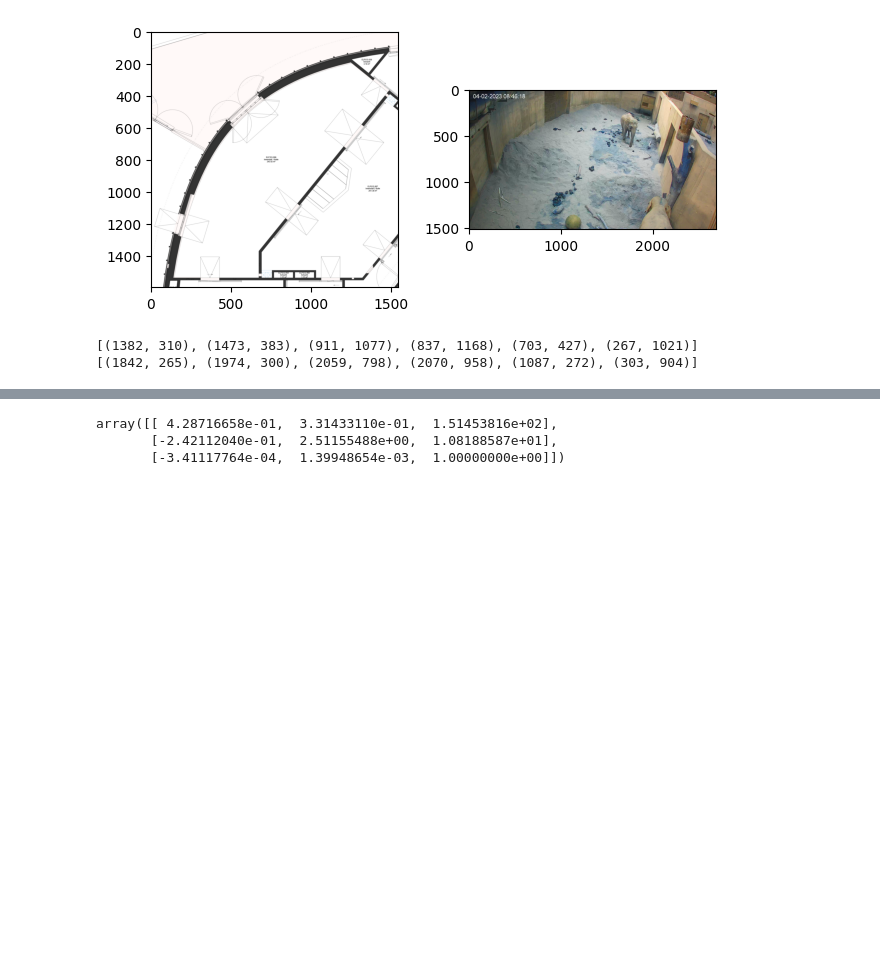
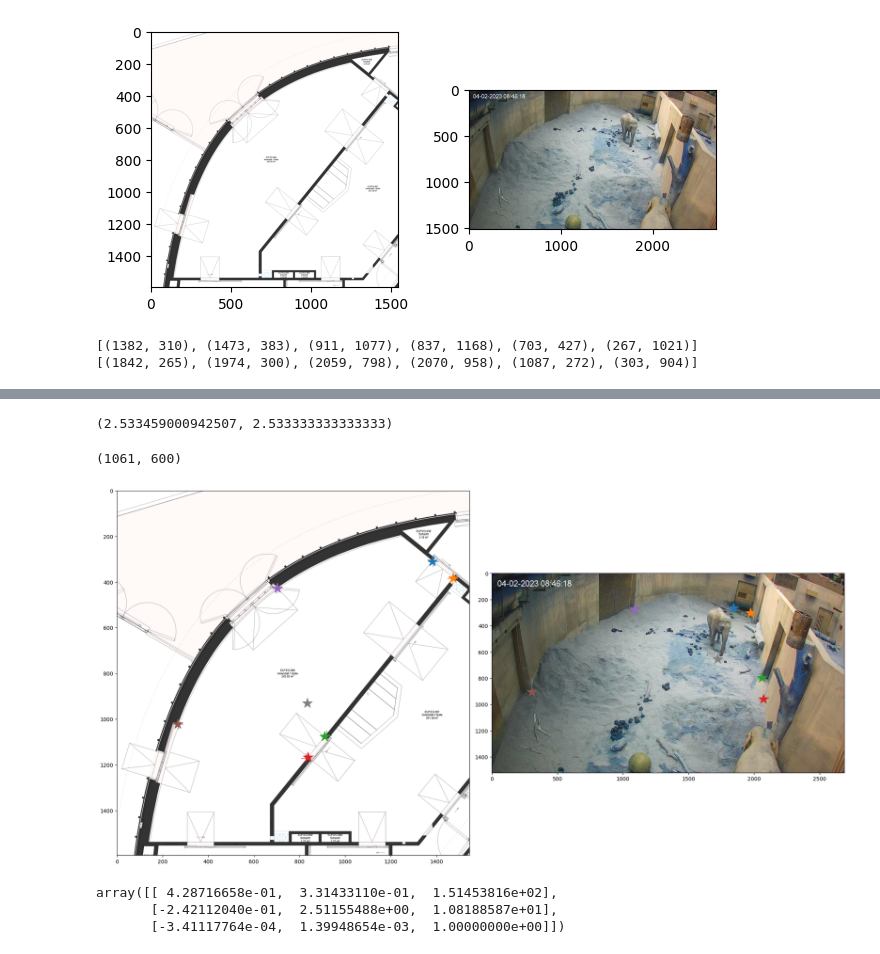
Before and after one commit to plumonito/zoo_vision, a Jupyter notebook: training/floor_plan.ipynb, the cells around one changed output, grey strips where cells are left out. Cells and saved outputs as stored; diff of their text form; code cells hidden in the pictures; blank space fills up the shorter version.

Commit message:
Floor plan working

```diff
--- a/training/floor_plan.ipynb
+++ b/training/floor_plan.ipynb
@@ -42,3 +42,24 @@ print(cameraClicker.positions)
 # %% [output]
 [(1382, 310), (1473, 383), (911, 1077), (837, 1168), (703, 427), (267, 1021)]
 [(1842, 265), (1974, 300), (2059, 798), (2070, 958), (1087, 272), (303, 904)]
+# %%
+def to_h(x):
+    assert x.shape[-1] == 2
+    xh = np.empty((x.shape[0],x.shape[1]+1))
+    xh[:,:-1] = x
+    xh[:,-1] = 1
+    return xh.T
+
+def from_h(xh):
+    xh = xh.T
+    assert xh.shape[1] == 3
+    return (xh[:,0:2] / xh[:,[2]])
+camera_points = np.array(cameraClicker.positions)
+world_points = np.array(floorClicker.positions)
+
+p = camera_points[[0]]
+display(p.shape, p)
+ph = to_h(p)
+display(ph.shape, ph)
+pp = from_h(ph)
+display(pp.shape, pp)
@@ -45 +75,26 @@ print(cameraClicker.positions)
+# %%
+2688/1061,1520/600
+# %% [output]
+(2.533459000942507, 2.533333333333333)
+# %%
+fig,axs = plt.subplots(1,2,figsize=(20,15))
+axs[0].imshow(im_floor)
+axs[1].imshow(im_camera)
+for i in range(camera_points.shape[0]):
+    cp = camera_points[[i]]
+    wp = world_points[[i]]
+    wp2 =from_h( H @ to_h(cp))
+    c = f"C{i}"
+    axs[0].plot(wp[0,0],wp[0,1],"*",markersize=20, color=c)
+    axs[0].plot(wp2[0,0],wp2[0,1],"+",markersize=20, color=c)
+    axs[1].plot(cp[0,0],cp[0,1],"*",markersize=20, color=c)
+cp  = np.array([[680,258]])*2.5333
+wp2 =from_h( H @ to_h(cp))
+axs[1].plot(cp[0,0],cp[0,1],"*",markersize=20, color="gray")
+axs[0].plot(wp2[0,0],wp2[0,1],"*",markersize=20, color="gray")
+fig.tight_layout()
+1061, 600
+# %% [output]
+(1061, 600)
+[figure, added]
 # %%
```
Also changed, not shown: parts of 3 cells of this notebook, 5 other files.
